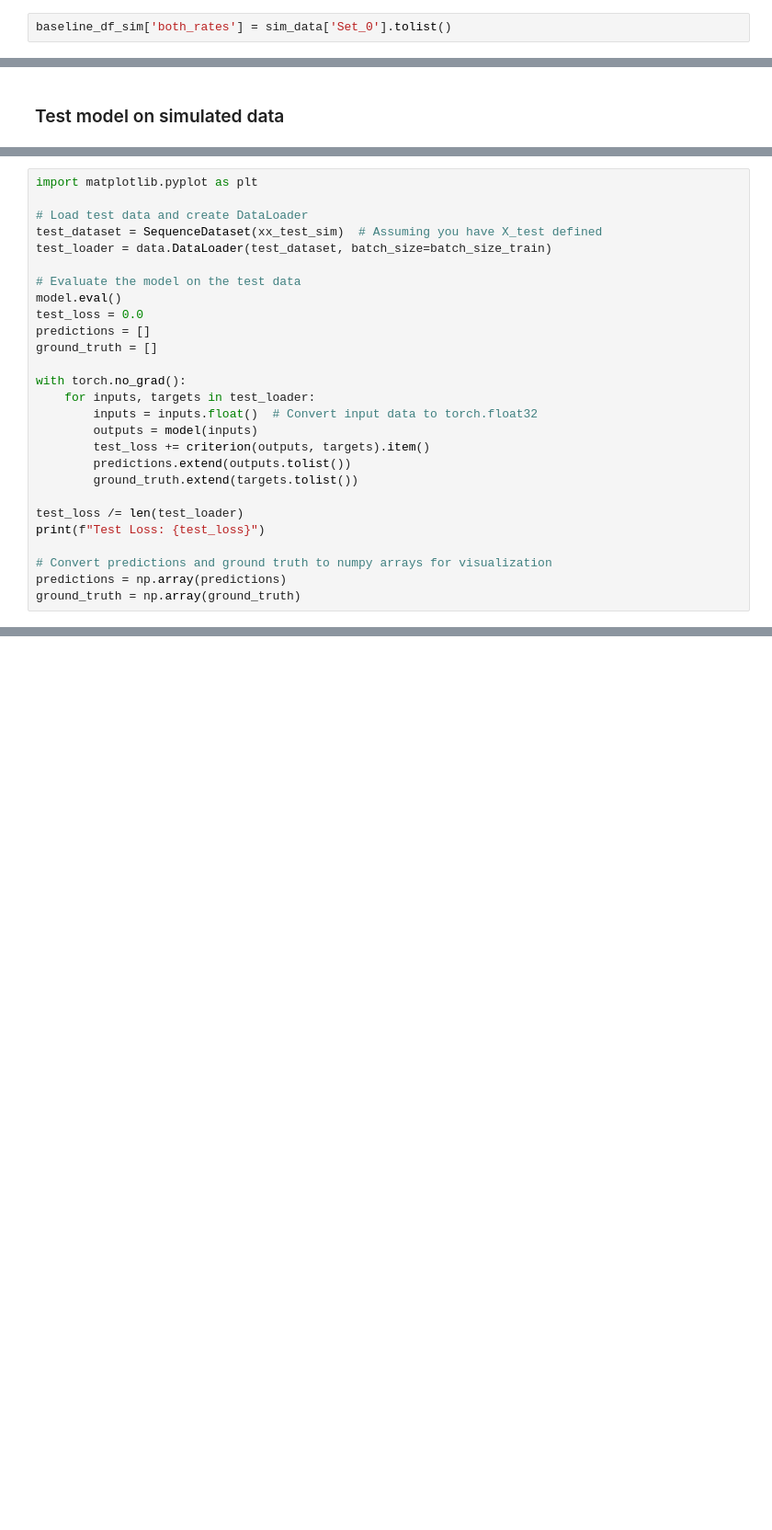
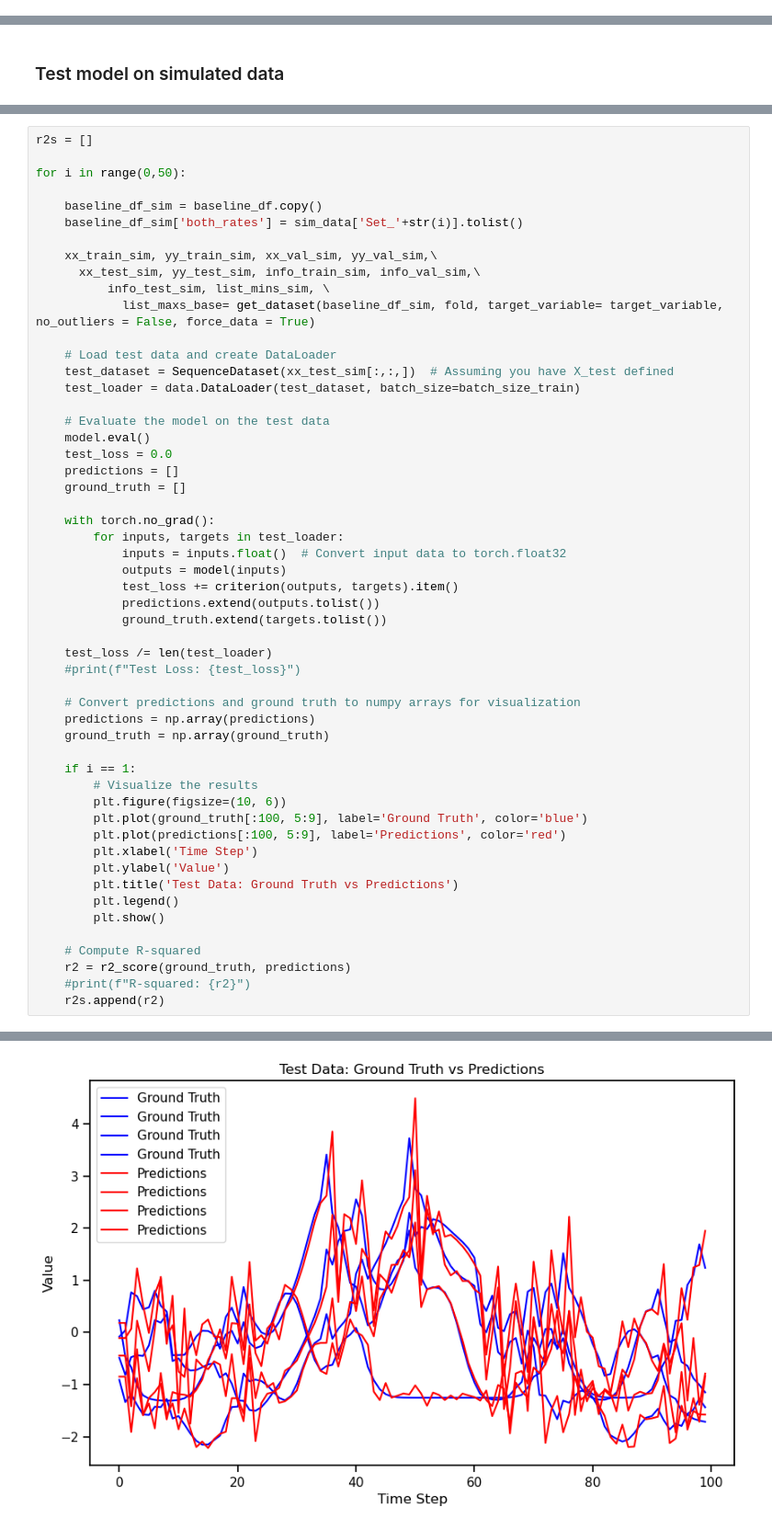
Before and after one commit to nereaiscamu/CL_UpperLimb_Control, a Jupyter notebook: Devtool.ipynb, the cells around one changed output, grey strips where cells are left out. Shown at 92% size. Drawn from its saved outputs; the diff is of its cells as text; blank space fills up the shorter version.

```diff
--- a/Devtool.ipynb
+++ b/Devtool.ipynb
@@ -90,2 +82,0 @@ with open(sim_data_path, 'rb') as file:
-# %%
-baseline_df_sim['both_rates'] = sim_data['Set_0'].tolist()
@@ -322,28 +318,54 @@ plt.show()
 # %%
-import matplotlib.pyplot as plt
+r2s = []
 
-# Load test data and create DataLoader
-test_dataset = SequenceDataset(xx_test_sim)  # Assuming you have X_test defined
-test_loader = data.DataLoader(test_dataset, batch_size=batch_size_train)
+for i in range(0,50):
 
-# Evaluate the model on the test data
-model.eval()
-test_loss = 0.0
-predictions = []
-ground_truth = []
+    baseline_df_sim = baseline_df.copy()
+    baseline_df_sim['both_rates'] = sim_data['Set_'+str(i)].tolist()
 
-with torch.no_grad():
-    for inputs, targets in test_loader:
-        inputs = inputs.float()  # Convert input data to torch.float32
-        outputs = model(inputs)
-        test_loss += criterion(outputs, targets).item()
-        predictions.extend(outputs.tolist())
-        ground_truth.extend(targets.tolist())
+    xx_train_sim, yy_train_sim, xx_val_sim, yy_val_sim,\
+      xx_test_sim, yy_test_sim, info_train_sim, info_val_sim,\
+          info_test_sim, list_mins_sim, \
+            list_maxs_base= get_dataset(baseline_df_sim, fold, target_variable= target_variable, no_outliers = False, force_data = True)
 
-test_loss /= len(test_loader)
-print(f"Test Loss: {test_loss}")
+    # Load test data and create DataLoader
+    test_dataset = SequenceDataset(xx_test_sim[:,:,])  # Assuming you have X_test defined
+    test_loader = data.DataLoader(test_dataset, batch_size=batch_size_train)
 
-# Convert predictions and ground truth to numpy arrays for visualization
-predictions = np.array(predictions)
-ground_truth = np.array(ground_truth)
+    # Evaluate the model on the test data
+    model.eval()
+    test_loss = 0.0
+    predictions = []
+    ground_truth = []
+
+    with torch.no_grad():
+        for inputs, targets in test_loader:
+            inputs = inputs.float()  # Convert input data to torch.float32
+            outputs = model(inputs)
+            test_loss += criterion(outputs, targets).item()
+            predictions.extend(outputs.tolist())
+            ground_truth.extend(targets.tolist())
+
+    test_loss /= len(test_loader)
+    #print(f"Test Loss: {test_loss}")
+
+    # Convert predictions and ground truth to numpy arrays for visualization
+    predictions = np.array(predictions)
+    ground_truth = np.array(ground_truth)
+
+    if i == 1:
+        # Visualize the results
+        plt.figure(figsize=(10, 6))
+        plt.plot(ground_truth[:100, 5:9], label='Ground Truth', color='blue')
+        plt.plot(predictions[:100, 5:9], label='Predictions', color='red')
+        plt.xlabel('Time Step')
+        plt.ylabel('Value')
+        plt.title('Test Data: Ground Truth vs Predictions')
+        plt.legend()
+        plt.show()
+
+    # Compute R-squared
+    r2 = r2_score(ground_truth, predictions)
+    #print(f"R-squared: {r2}")
+    r2s.append(r2)
 # %% [output]
@@ -350,0 +380 @@ Test Loss: 0.0040217833842506835
+[figure, added]
```
Also changed, not shown: parts of 16 cells of this notebook, 3 other files.
